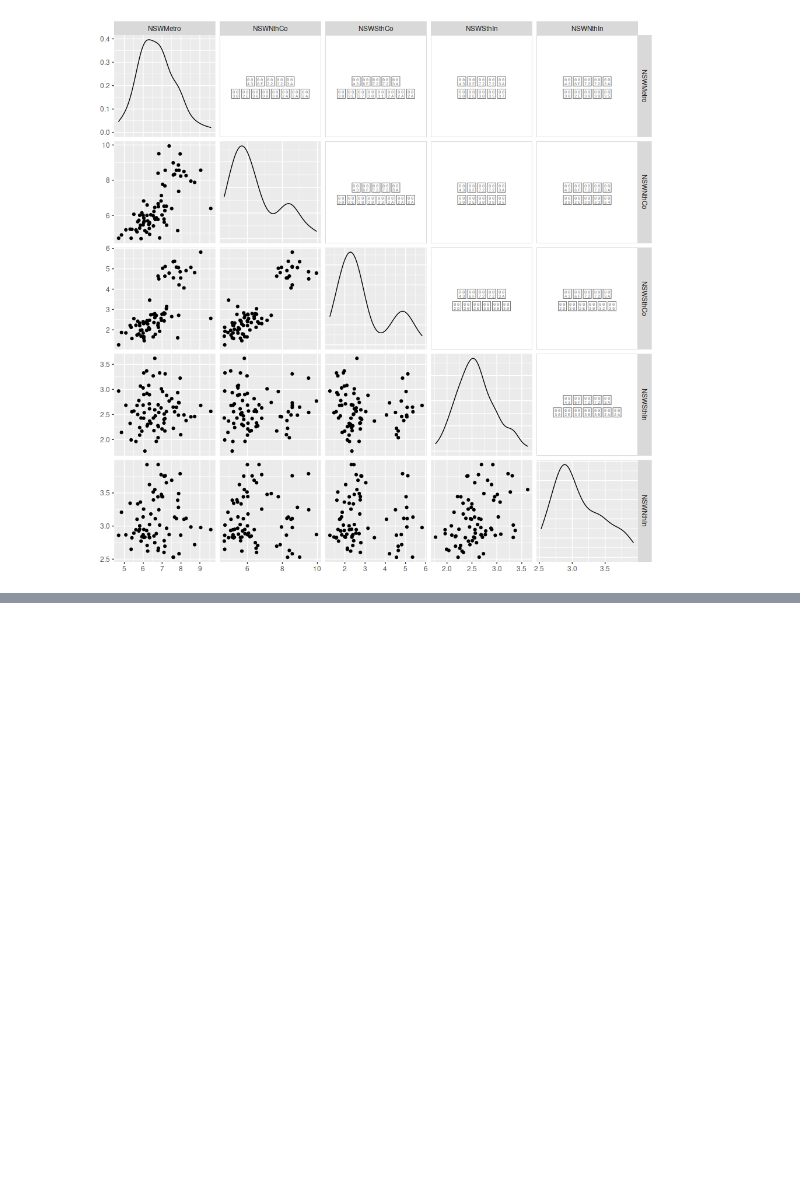
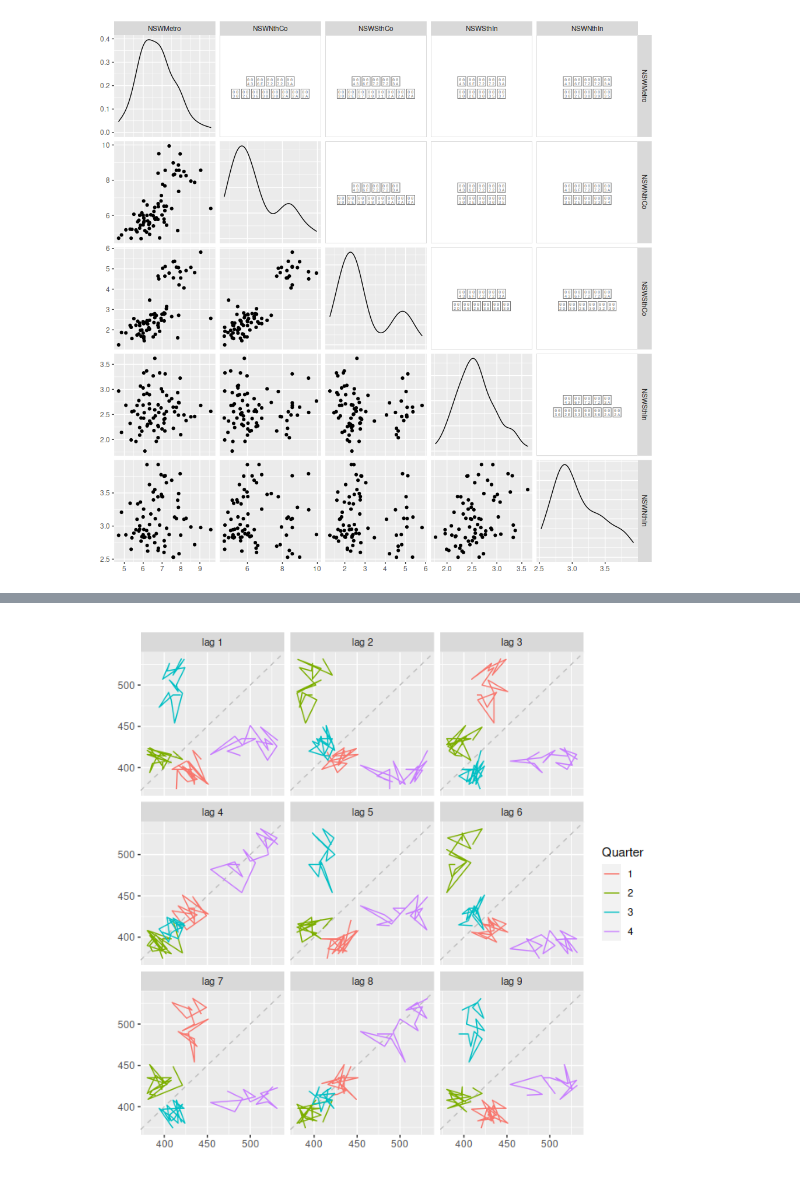
Before and after one commit to PundirShivam/Forecasting_Principles_and_Practice, a Jupyter notebook: 2_Time_series_graphics.ipynb, the cells around one changed output, grey strips where cells are left out. Drawn from its saved outputs; the diff is of its cells as text; code cells hidden in the pictures; blank space fills up the shorter version.

```diff
--- a/2_Time_series_graphics.ipynb
+++ b/2_Time_series_graphics.ipynb
@@ -76,0 +82,4 @@ Image(filename="D:\\Forecasting_Principles_and_Practice\\data\\ScatterMatrixch2-
+# %%
+Image(filename='./data/beerlagplot-1.png')
+# %% [output]
+[figure, added]
```
Also changed, not shown: parts of 28 cells of this notebook, 4 other files.
